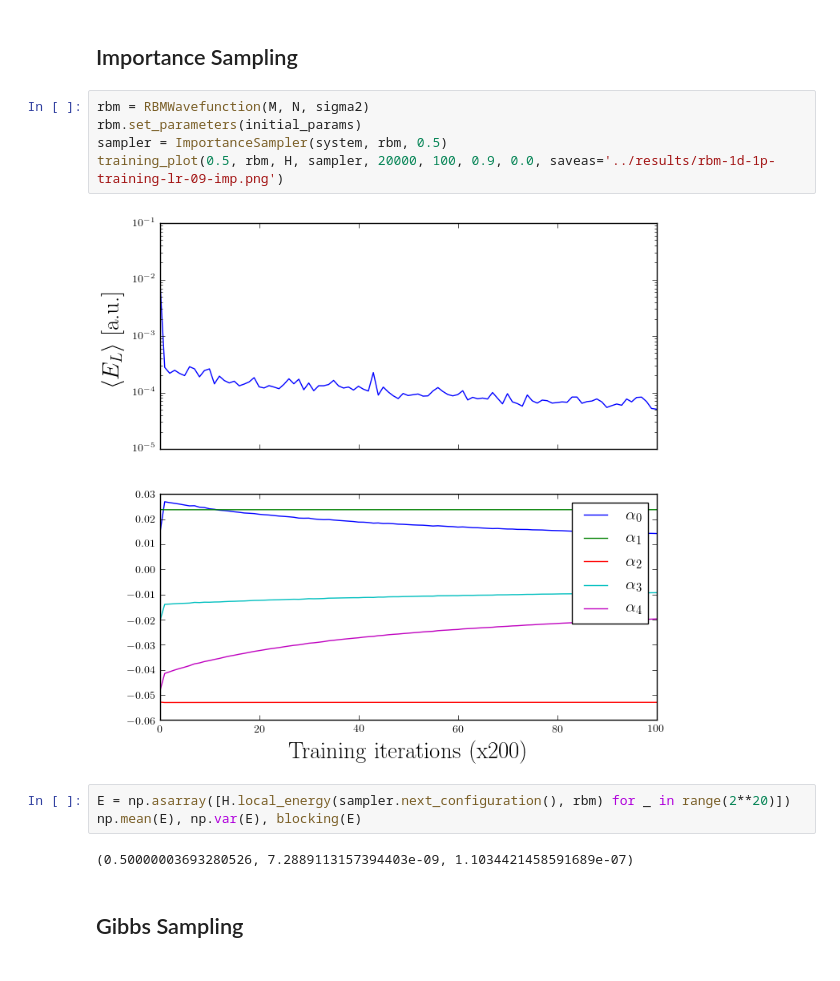
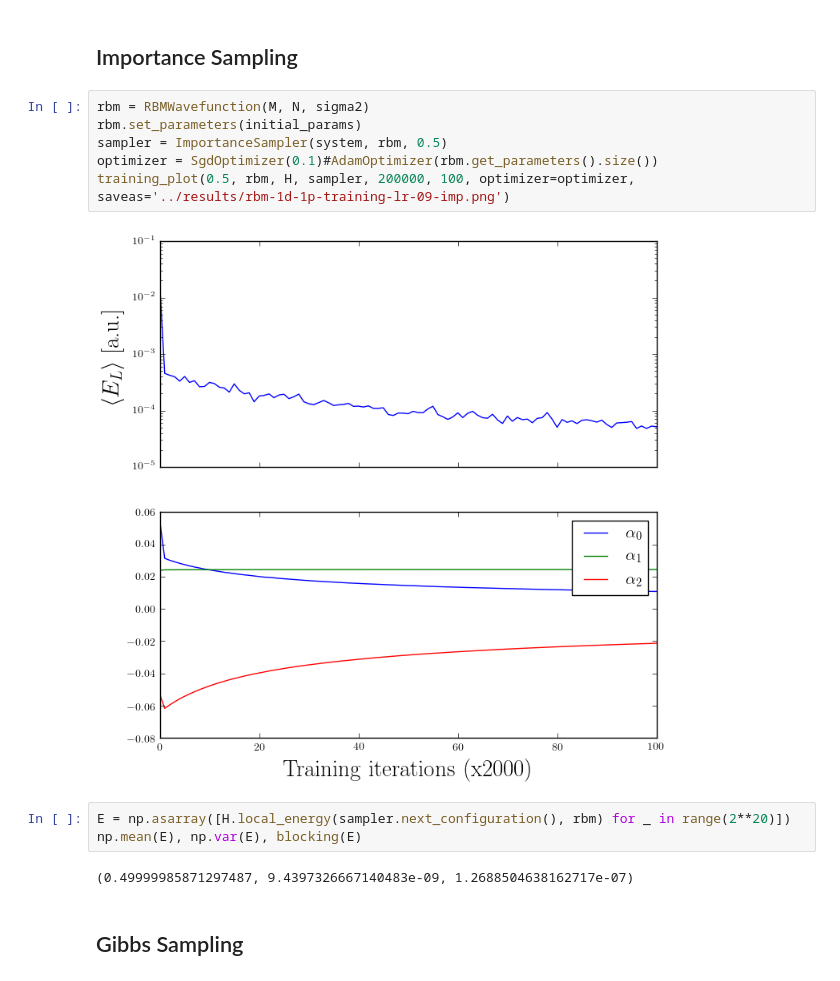
Before and after one commit to bsamseth/qflow, a Jupyter notebook: projects/python/RBM.ipynb, the cells around one changed output. Saved outputs shown, nothing was run; the diff lists cells and outputs as text.

```diff
--- a/projects/python/RBM.ipynb
+++ b/projects/python/RBM.ipynb
@@ -184,15 +201,16 @@ plt.savefig('../results/rbm-1d-1p.png')
 # %%
 rbm = RBMWavefunction(M, N, sigma2)
 rbm.set_parameters(initial_params)
 sampler = ImportanceSampler(system, rbm, 0.5)
-training_plot(0.5, rbm, H, sampler, 20000, 100, 0.9, 0.0, saveas='../results/rbm-1d-1p-training-lr-09-imp.png')
+optimizer = SgdOptimizer(0.1)#AdamOptimizer(rbm.get_parameters().size())
+training_plot(0.5, rbm, H, sampler, 200000, 100, optimizer=optimizer, saveas='../results/rbm-1d-1p-training-lr-09-imp.png')
 # %% [output]
-[figure, old version]
+[figure, new version]
 # %%
 E = np.asarray([H.local_energy(sampler.next_configuration(), rbm) for _ in range(2**20)])
 np.mean(E), np.var(E), blocking(E)
 # %% [output]
-(0.50000003693280526, 7.2889113157394403e-09, 1.1034421458591689e-07)
+(0.49999985871297487, 9.4397326667140483e-09, 1.2688504638162717e-07)
 # %% [markdown]
 ## Gibbs Sampling
 # %%
```
Also changed, not shown: parts of 30 cells of this notebook.
